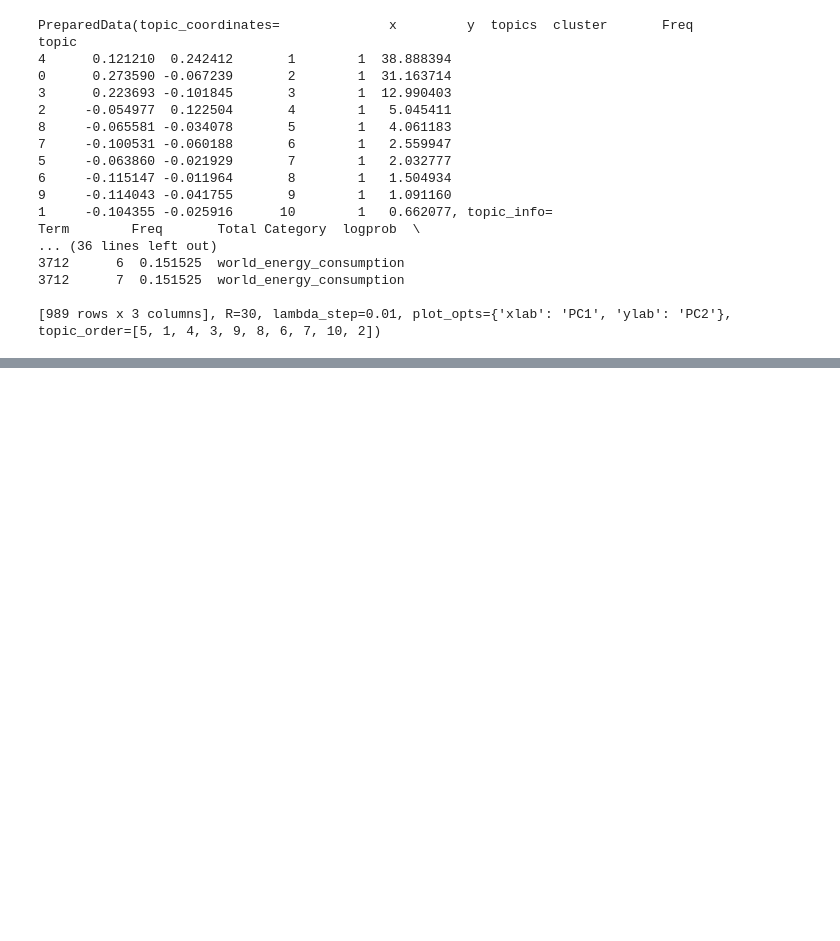
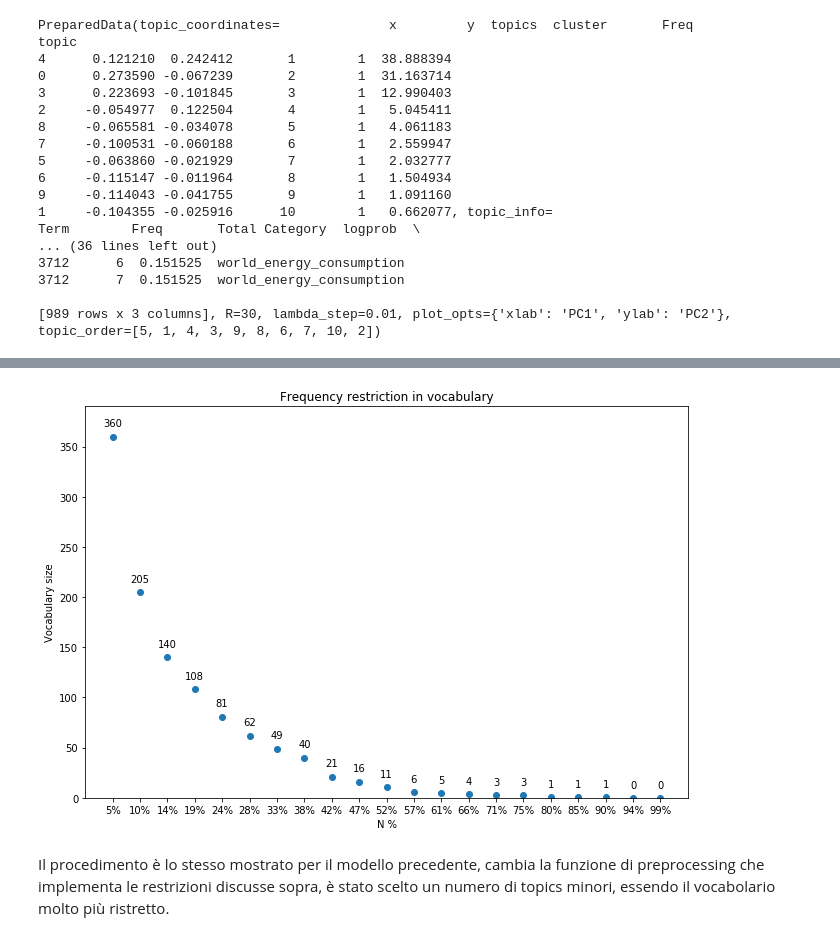
Before and after one commit to tomfran/sustainability_reports_analysis, a Jupyter notebook: notebook.ipynb, the cells around one changed output, grey strips where cells are left out. Cells and saved outputs as stored; diff of their text form; code cells hidden in the pictures; blank space fills up the shorter version.

```diff
--- a/notebook.ipynb
+++ b/notebook.ipynb
@@ -337,0 +350,10 @@ topic
+# %%
+from lda_topic_model import generate_plot
+
+stats_path = "lda_topic_model/data/vocabulary_stats.csv"
+generate_plot(stats_path)
+plt.show()
+# %% [output]
+[figure, added]
+# %% [markdown]
+Il procedimento è lo stesso mostrato per il modello precedente, cambia la funzione di preprocessing che implementa le restrizioni discusse sopra, è stato scelto un numero di topics minori, essendo il vocabolario molto più ristretto.
```
Also changed, not shown: parts of 8 cells of this notebook, 12 other files.
